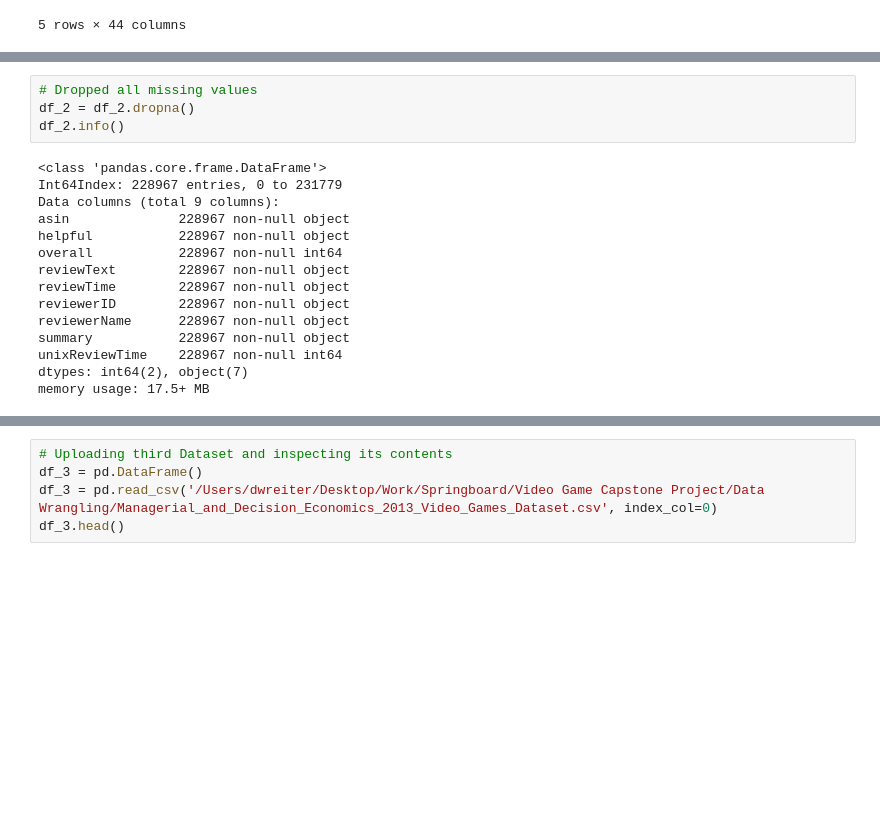
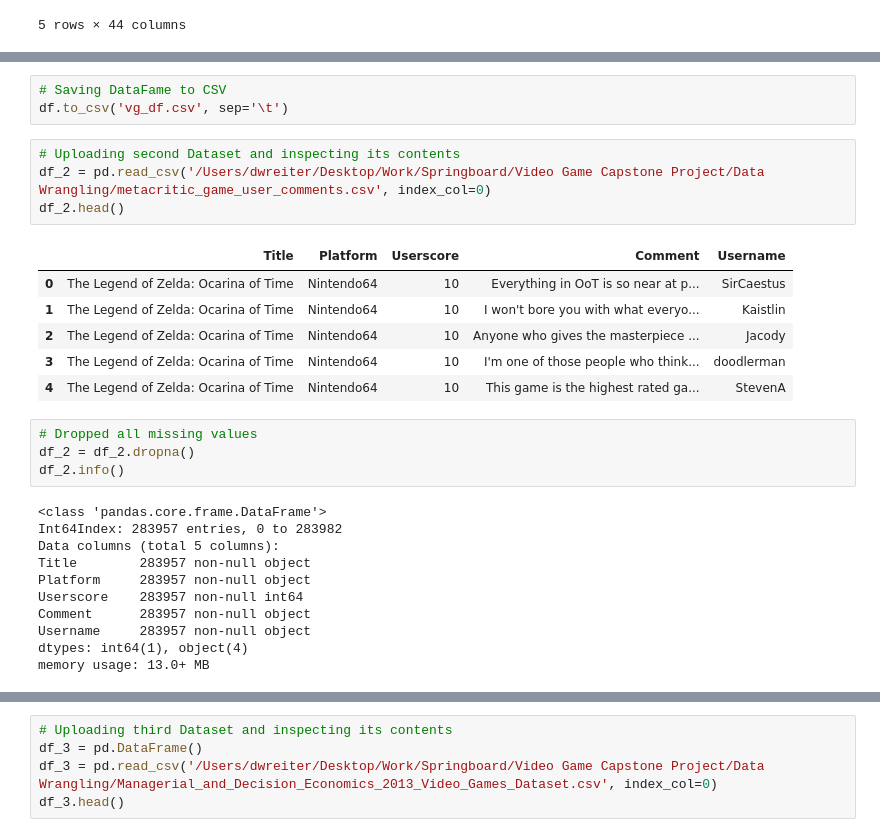
Before and after one commit to SportsReiter12/Data-Science, a Jupyter notebook: Video Game Capstone Project/Data Wrangling/Video Game Capstone Project Data Wrangling.ipynb, the cells around one changed output, grey strips where cells are left out. Cells and saved outputs as stored; diff of their text form; blank space fills up the shorter version.

```diff
--- a/Video Game Capstone Project/Data Wrangling/Video Game Capstone Project Data Wrangling.ipynb
+++ b/Video Game Capstone Project/Data Wrangling/Video Game Capstone Project Data Wrangling.ipynb
@@ -181,19 +154,29 @@ df_2.head()
+# %%
+# Saving DataFame to CSV
+df.to_csv('vg_df.csv', sep='\t')
+# %%
+# Uploading second Dataset and inspecting its contents
+df_2 = pd.read_csv('/Users/dwreiter/Desktop/Work/Springboard/Video Game Capstone Project/Data Wrangling/metacritic_game_user_comments.csv', index_col=0)
+df_2.head()
+# %% [output]
+|  | Title | Platform | Userscore | Comment | Username |
+| 0 | The Legend of Zelda: Ocarina of Time | Nintendo64 | 10 | Everything in OoT is so near at p... | SirCaestus |
+| 1 | The Legend of Zelda: Ocarina of Time | Nintendo64 | 10 | I won't bore you with what everyo... | Kaistlin |
+| 2 | The Legend of Zelda: Ocarina of Time | Nintendo64 | 10 | Anyone who gives the masterpiece ... | Jacody |
+| 3 | The Legend of Zelda: Ocarina of Time | Nintendo64 | 10 | I'm one of those people who think... | doodlerman |
+| 4 | The Legend of Zelda: Ocarina of Time | Nintendo64 | 10 | This game is the highest rated ga... | StevenA |
 # %%
 # Dropped all missing values
 df_2 = df_2.dropna()
 df_2.info()
 # %% [output]
 <class 'pandas.core.frame.DataFrame'>
-Int64Index: 228967 entries, 0 to 231779
-Data columns (total 9 columns):
-asin              228967 non-null object
-helpful           228967 non-null object
-overall           228967 non-null int64
-reviewText        228967 non-null object
-reviewTime        228967 non-null object
-reviewerID        228967 non-null object
-reviewerName      228967 non-null object
-summary           228967 non-null object
-unixReviewTime    228967 non-null int64
-dtypes: int64(2), object(7)
-memory usage: 17.5+ MB
+Int64Index: 283957 entries, 0 to 283982
+Data columns (total 5 columns):
+Title        283957 non-null object
+Platform     283957 non-null object
+Userscore    283957 non-null int64
+Comment      283957 non-null object
+Username     283957 non-null object
+dtypes: int64(1), object(4)
+memory usage: 13.0+ MB
```
Also changed, not shown: parts of 13 cells of this notebook.
